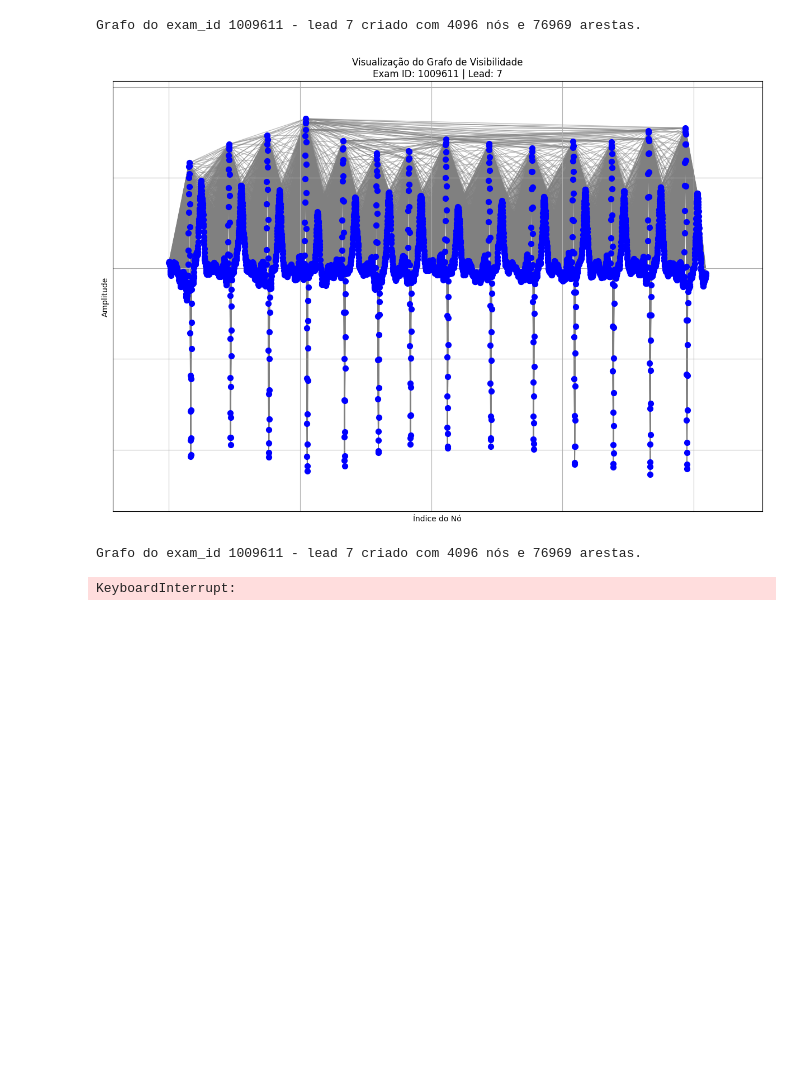
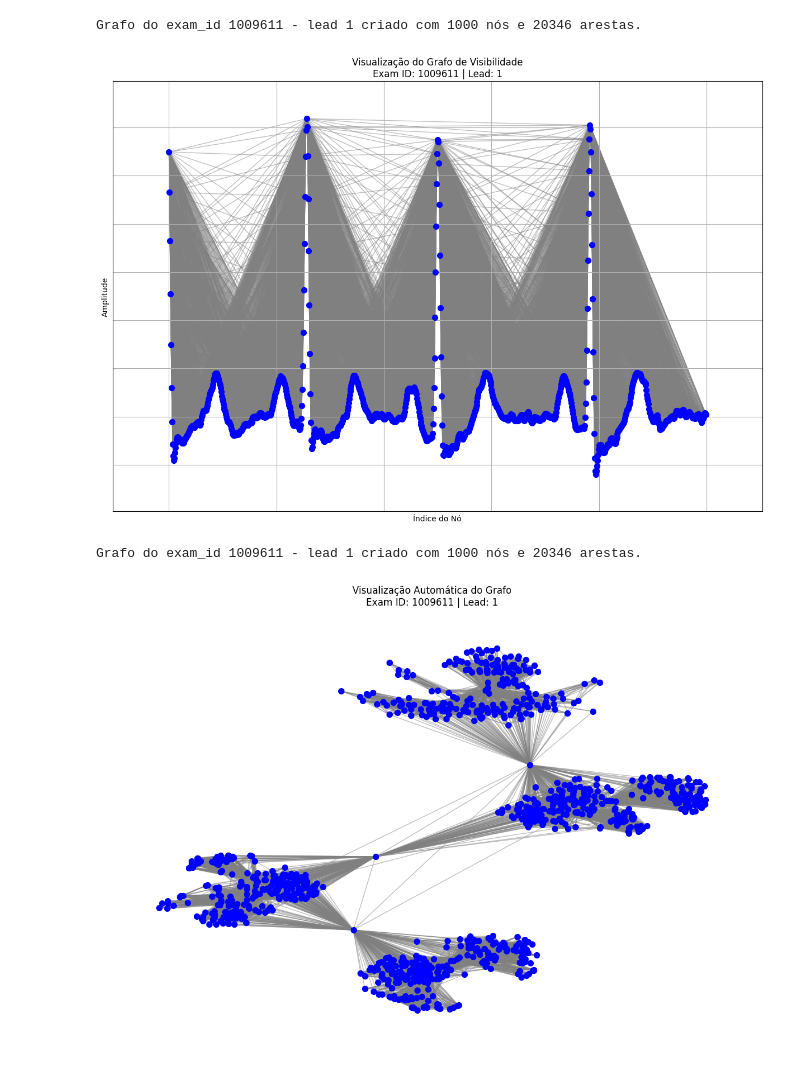
Before and after one commit to pedrobacelar28/Clustering-Paper, a Jupyter notebook: Grafo/dataset/datatset_pwg.ipynb, the cells around one changed output. Saved outputs shown, nothing was run; the diff lists cells and outputs as text; code cells hidden in the pictures; blank space fills up the shorter version.

```diff
--- a/Grafo/dataset/datatset_pwg.ipynb
+++ b/Grafo/dataset/datatset_pwg.ipynb
@@ -290,7 +290,7 @@ def carregar_ecgs(unlabel, umdavb, rbbb, lbbb, sb, st, af, filtrado):
     X = np.array(all_tracings)
     return X , ids_ecgs
 # %%
-X, ids_ecgs = carregar_ecgs(unlabel=1000,umdavb=250,rbbb=250,lbbb=250,sb=250,st=250,af=250,filtrado=True)
+X, ids_ecgs = carregar_ecgs(unlabel=15000,umdavb=0,rbbb=0,lbbb=0,sb=0,st=0,af=0,filtrado=True)
 # %% [output]
 Número de linhas ecg_normal_linhas: 272407
 Número de linhas ecg_umdavb_linhas: 3735
@@ -537,35 +575,35 @@ def visualizar_apenas_grafo_com_matplotlib(pt_path, exam_id, lead_index):
         G.add_edges_from(zip(edges[0], edges[1]))
     print(f"Grafo do exam_id {exam_id} - lead {lead_index} criado com {G.number_of_nodes()} nós e {G.number_of_edges()} arestas.")
 
     # Layout automático (spring layout)
     pos = nx.spring_layout(G)
 
     # Plotagem
     plt.figure(figsize=(15, 10))
     nx.draw_networkx_edges(G, pos, alpha=0.5, edge_color='gray')
     nx.draw_networkx_nodes(G, pos, node_size=50, node_color='blue')
     plt.title(f"Visualização Automática do Grafo\nExam ID: {exam_id} | Lead: {lead_index}")
     plt.axis("off")
     plt.show()
 
 
 # Exemplo de uso:
 if __name__ == "__main__":
     # Caminho para o arquivo .pt salvo pelo script salvar_grafos_ecg_pyg.py
     pt_path = "ecg_visibility_graphs_by_id_pyg.pt"
 
     # Defina o exam_id e a lead que você deseja visualizar.
     # Certifique-se de que o exam_id exista no arquivo salvo.
     exam_id = 1009611  # ou outro ID existente nos seus dados
-    lead_index = 7     # exemplo: visualize a lead 7
+    lead_index = 1    # exemplo: visualize a lead 7
 
     # Visualiza o grafo com os nós posicionados de acordo com índice e amplitude
     visualizar_grafo_com_matplotlib(pt_path, exam_id, lead_index)
 
     # Visualiza apenas o grafo utilizando layout automático
     visualizar_apenas_grafo_com_matplotlib(pt_path, exam_id, lead_index)
 # %% [output]
-Grafo do exam_id 1009611 - lead 7 criado com 4096 nós e 76969 arestas.
+Grafo do exam_id 1009611 - lead 1 criado com 1000 nós e 20346 arestas.
-[figure, old version]
+[figure, new version]
-Grafo do exam_id 1009611 - lead 7 criado com 4096 nós e 76969 arestas.
+Grafo do exam_id 1009611 - lead 1 criado com 1000 nós e 20346 arestas.
-KeyboardInterrupt:
+[figure, added]
```
Also changed, not shown: parts of 3 cells of this notebook, 3 other files.
